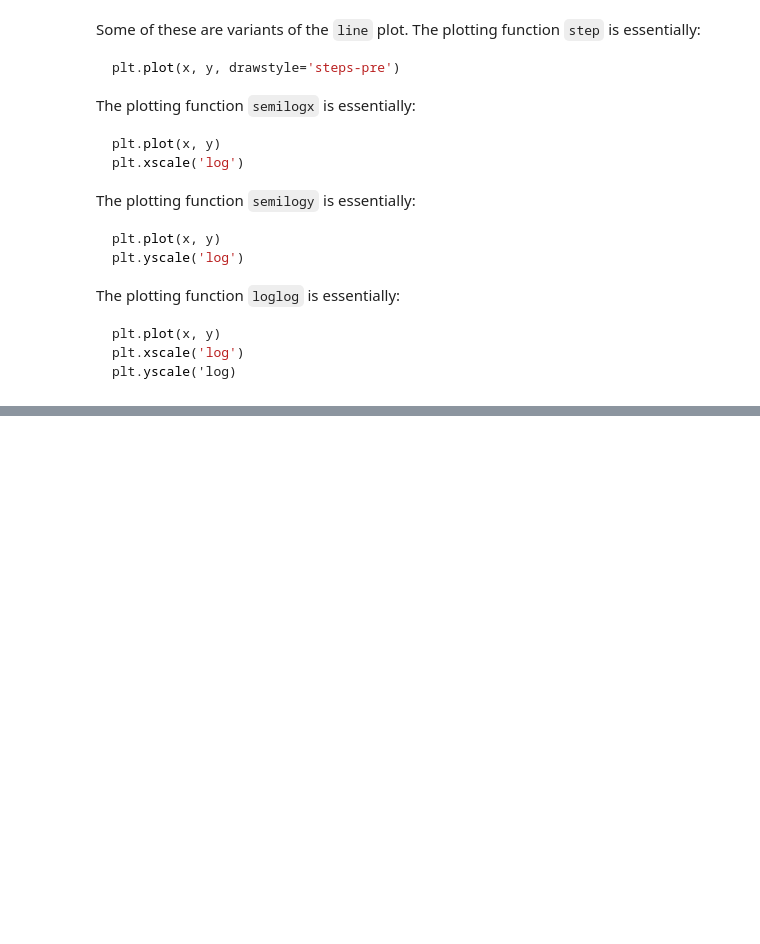
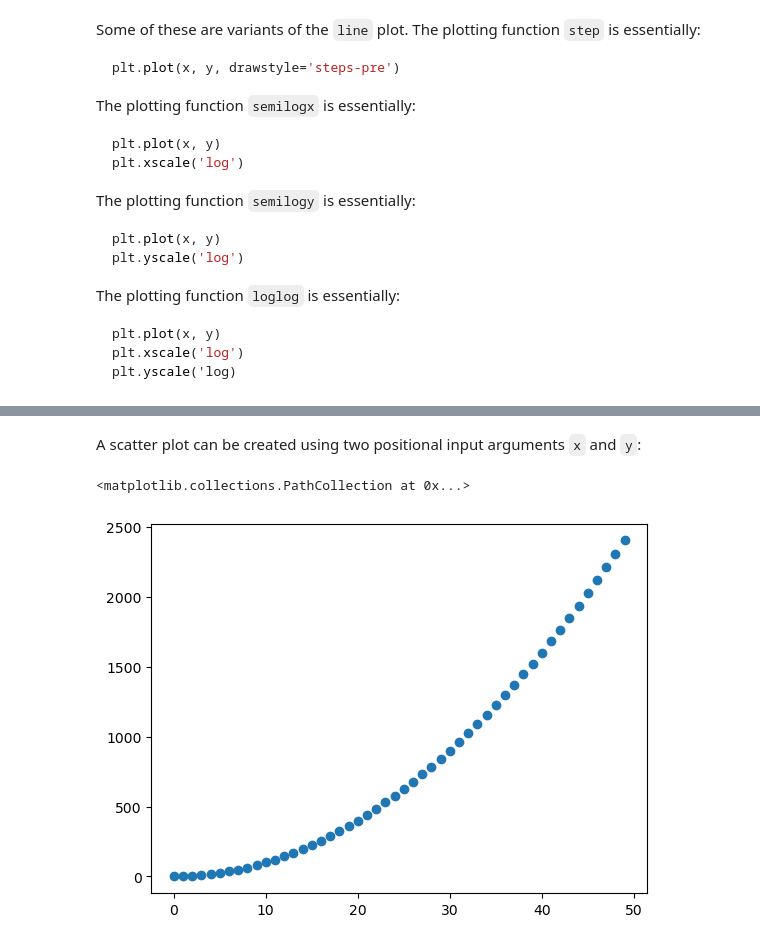
Before and after one commit to PhilipYip1988/python-notebooks, a Jupyter notebook: matplotlib_library/notebook_introduction.ipynb, the cells around one changed output, grey strips where cells are left out. Cells and saved outputs as stored; diff of their text form; code cells hidden in the pictures; blank space fills up the shorter version.

````diff
--- a/matplotlib_library/notebook_introduction.ipynb
+++ b/matplotlib_library/notebook_introduction.ipynb
@@ -2152,0 +2337,11 @@ plt.yscale('log)
+# %% [markdown]
+A scatter plot can be created using two positional input arguments ```x``` and ```y```:
+# %%
+x = np.arange(0, 50, 1)
+y = x ** 2
+# %%
+fig, ax = plt.subplots()
+ax.scatter(x, y)
+# %% [output]
+<matplotlib.collections.PathCollection at 0x...>
+[figure, added]
````
Also changed, not shown: parts of 49 cells of this notebook.
